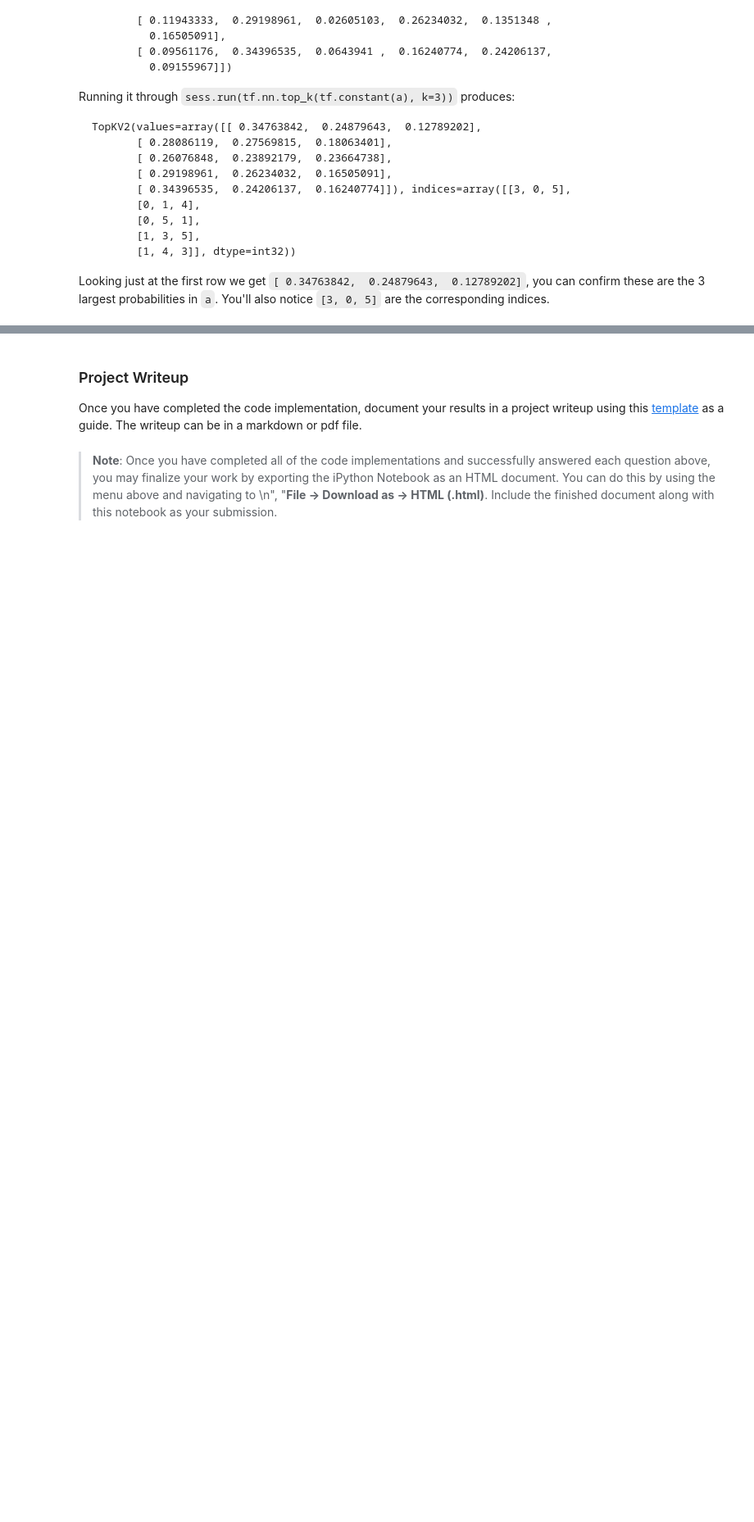
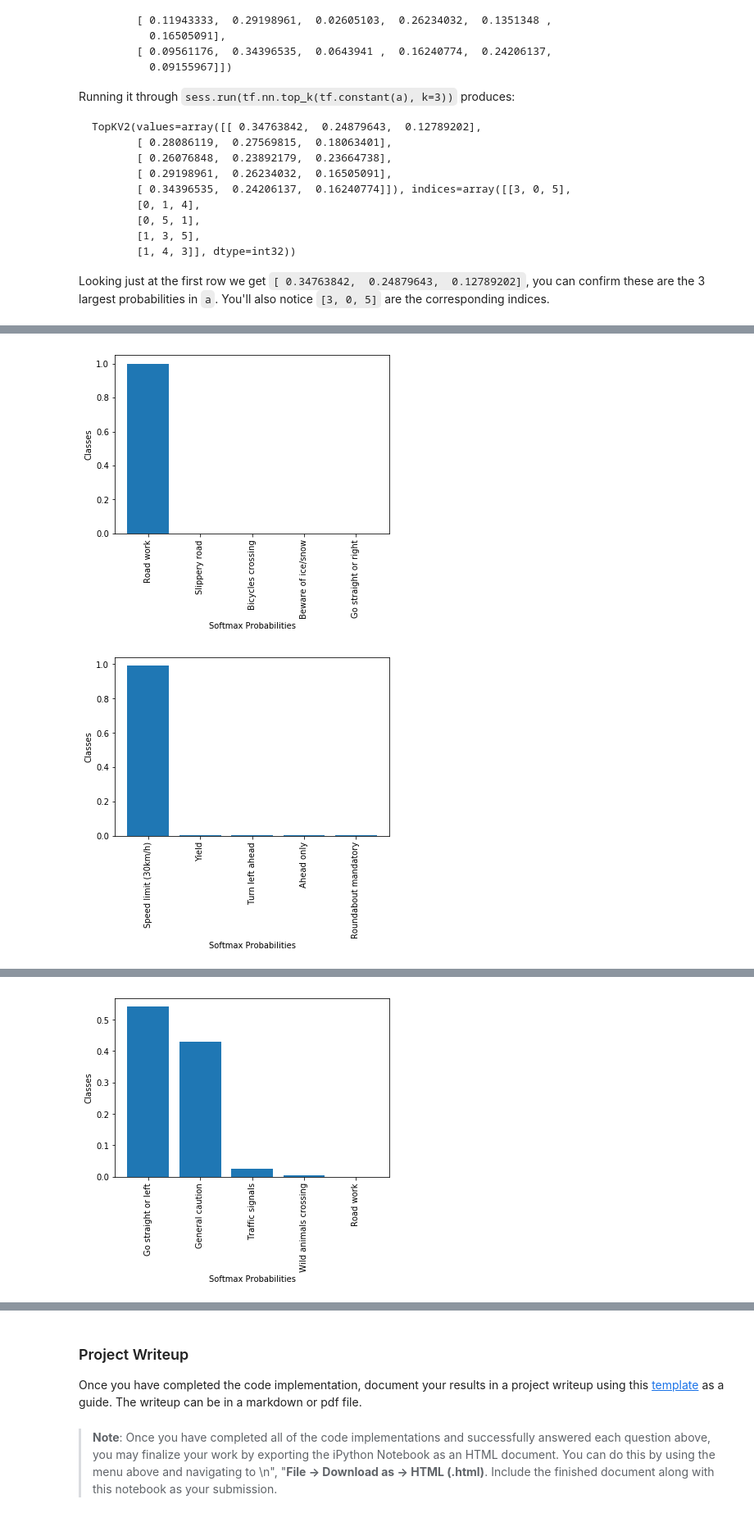
Before and after one commit to MOOCXINGSH/Traffic-Sign-classifier, a Jupyter notebook: Traffic_Sign_Classifier.ipynb, the cells around one changed output, grey strips where cells are left out. Shown at 82% size. Saved outputs shown, nothing was run; the diff lists cells and outputs as text; code cells hidden in the pictures; blank space fills up the shorter version.

```diff
--- a/Traffic_Sign_Classifier.ipynb
+++ b/Traffic_Sign_Classifier.ipynb
@@ -796 +799,11 @@ No entry
 ----------------------------------------------------------------------------------------------------
+# %%
+for i in range(5):
+    plt.bar(list(range(5)),pd.DataFrame(df[i])[2])
+    plt.xlabel('Softmax Probabilities')
+    plt.ylabel('Classes')
+    plt.xticks(np.arange(5),list(pd.DataFrame(df[i])[1]),rotation=90)
+    plt.show()
+# %% [output]
+[figure, added]
+[figure, added]
@@ -796,0 +811 @@ No entry
+[figure, added]
```
Also changed, not shown: parts of 8 cells of this notebook.
